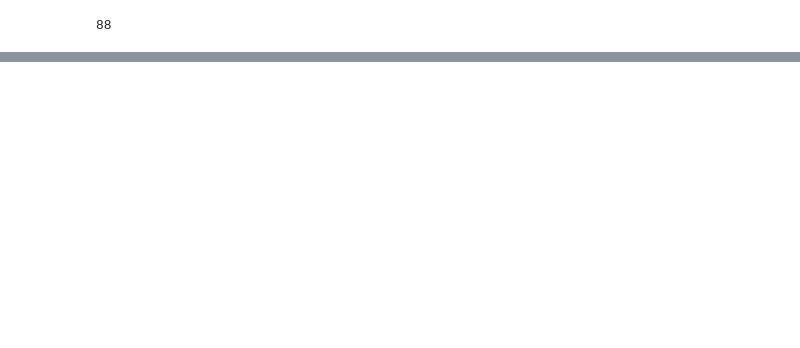
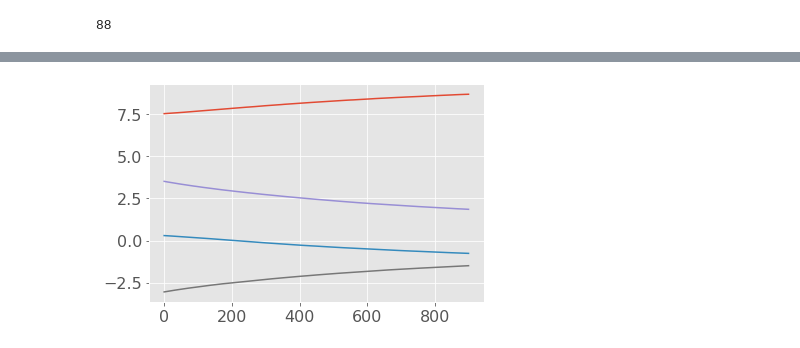
Before and after one commit to JulietteFranque/SDS383D_JF, a Jupyter notebook: exercises-05/notebooks/Untitled1.ipynb, the cells around one changed output, grey strips where cells are left out. Saved outputs shown, nothing was run; the diff lists cells and outputs as text; code cells hidden in the pictures; blank space fills up the shorter version.

```diff
--- a/exercises-05/notebooks/Untitled1.ipynb
+++ b/exercises-05/notebooks/Untitled1.ipynb
@@ -77,0 +54,7 @@ array([[-3.15672328e-05,  1.21305965e-04,  1.52885934e-04,
+# %%
+plt.plot(mod.traces['gamma'][:,0]);
+plt.plot(mod.traces['gamma'][:,1]);
+plt.plot(mod.traces['gamma'][:,2]);
+plt.plot(mod.traces['gamma'][:,3]);
+# %% [output]
+[figure, added]
```
Also changed, not shown: parts of 5 cells of this notebook, 1 other file.
